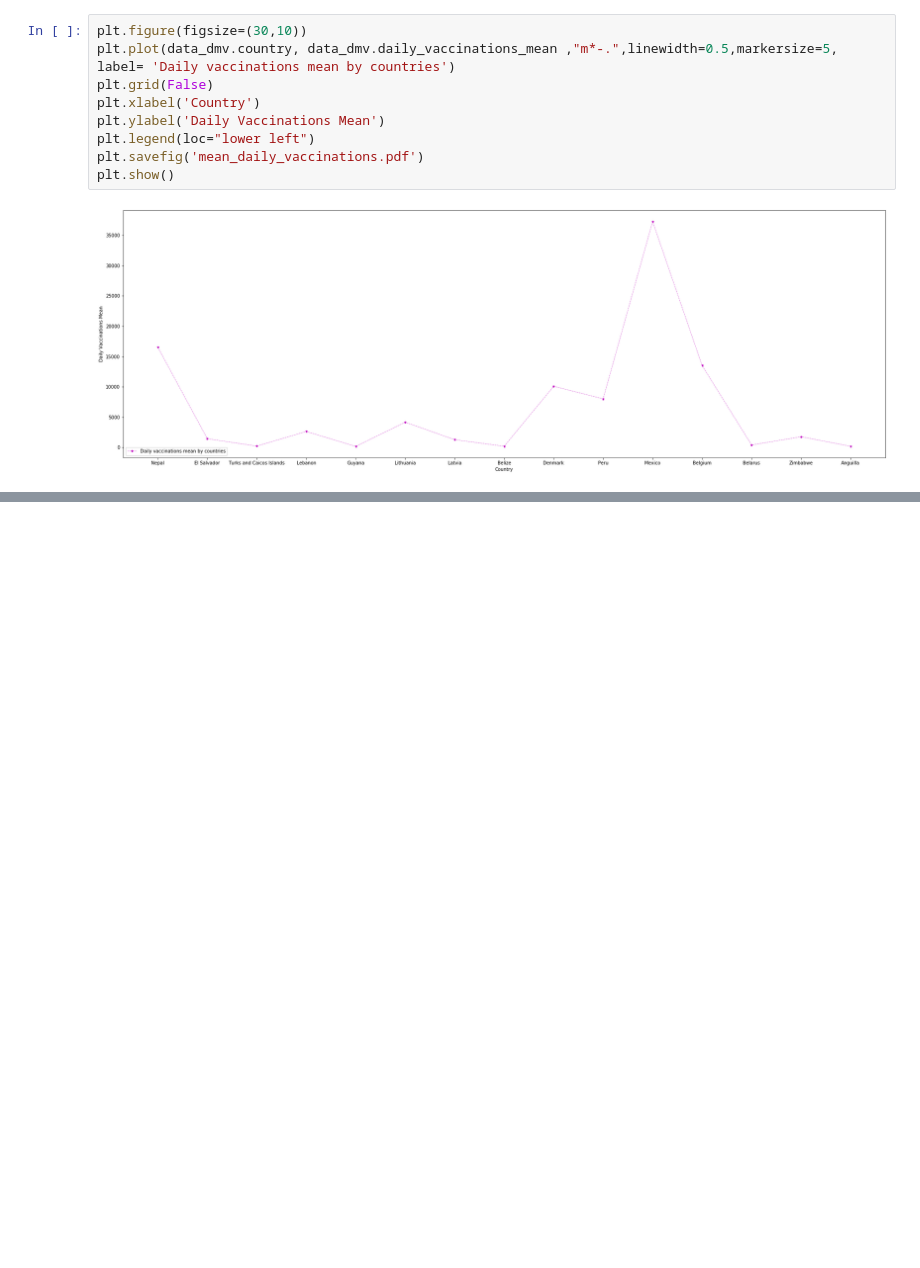
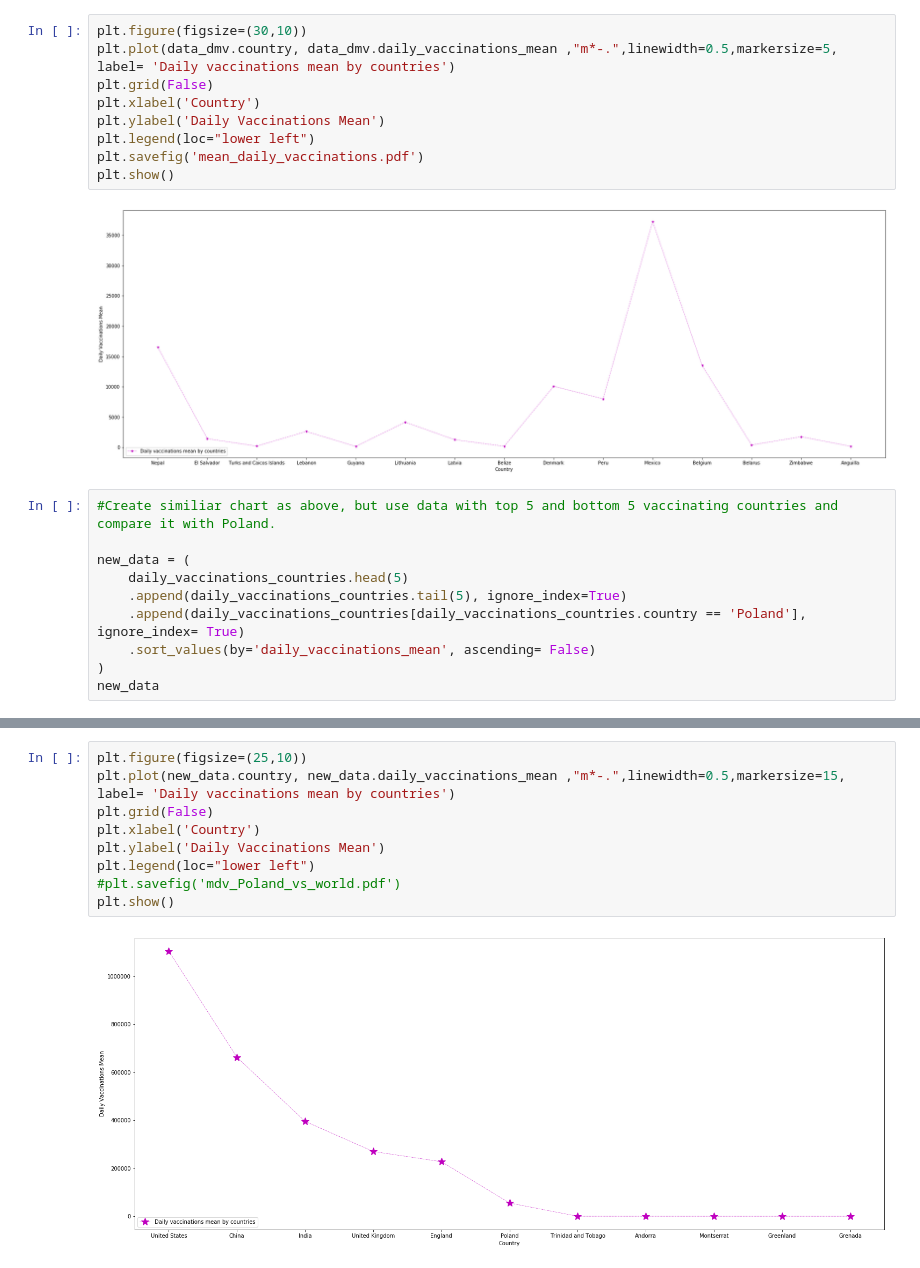
Before and after one commit to kamilaurbanczyk/covid_vaccinations_data_analysis, a Jupyter notebook: Covid vaccinations data analysis.ipynb, the cells around one changed output, grey strips where cells are left out. Drawn from its saved outputs; the diff is of its cells as text; blank space fills up the shorter version.

Commit message:
Add chart 'mdv poland vs world' with Mead daily vaccinations comparison

```diff
--- a/Covid vaccinations data analysis.ipynb
+++ b/Covid vaccinations data analysis.ipynb
@@ -241,3 +241,13 @@ plt.savefig('mean_daily_vaccinations.pdf')
 plt.show()
 # %% [output]
 [figure]
+# %%
+#Create similiar chart as above, but use data with top 5 and bottom 5 vaccinating countries and compare it with Poland.
+
+new_data = (
+    daily_vaccinations_countries.head(5)
+    .append(daily_vaccinations_countries.tail(5), ignore_index=True)
+    .append(daily_vaccinations_countries[daily_vaccinations_countries.country == 'Poland'], ignore_index= True)
+    .sort_values(by='daily_vaccinations_mean', ascending= False)
+)
+new_data
@@ -243,0 +267,11 @@ plt.show()
+# %%
+plt.figure(figsize=(25,10))
+plt.plot(new_data.country, new_data.daily_vaccinations_mean ,"m*-.",linewidth=0.5,markersize=15, label= 'Daily vaccinations mean by countries')
+plt.grid(False)
+plt.xlabel('Country')
+plt.ylabel('Daily Vaccinations Mean')
+plt.legend(loc="lower left")
+#plt.savefig('mdv_Poland_vs_world.pdf')
+plt.show()
+# %% [output]
+[figure, added]
```
Also changed, not shown: parts of 1 cell of this notebook, 2 other files.
